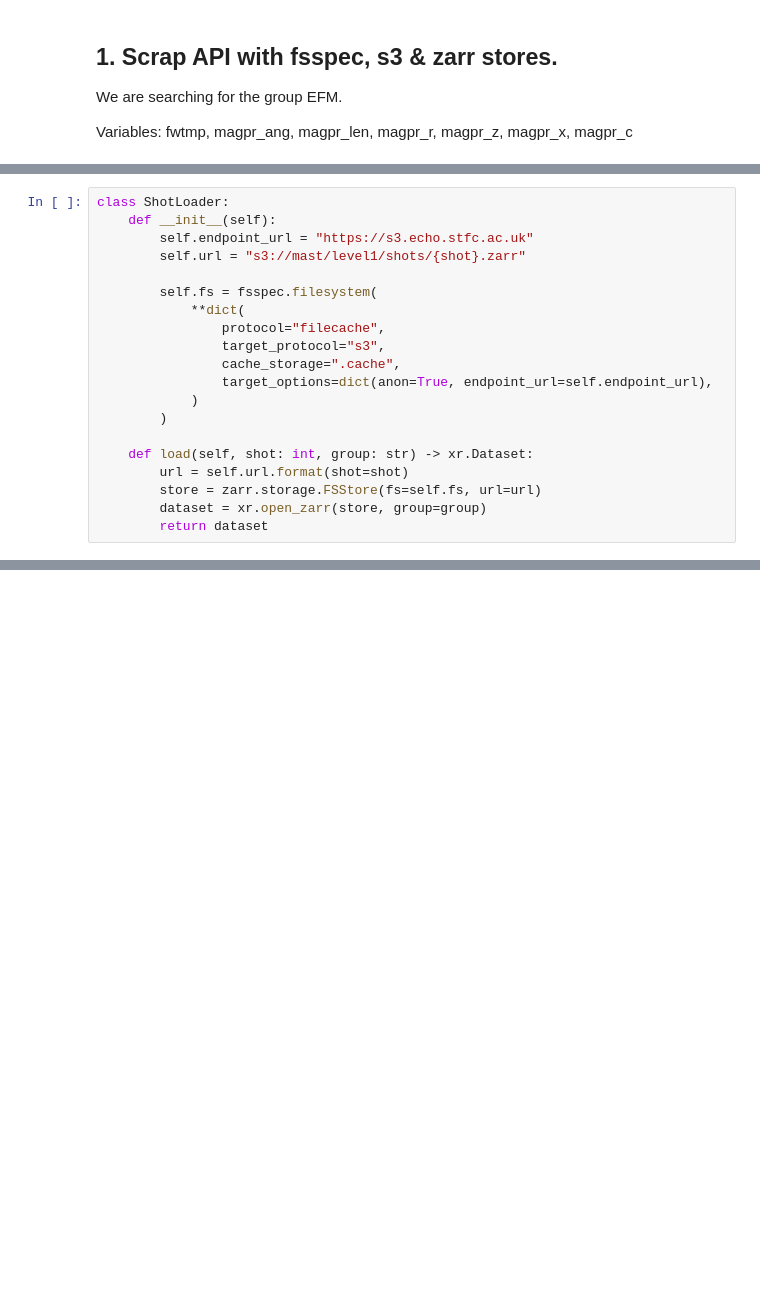
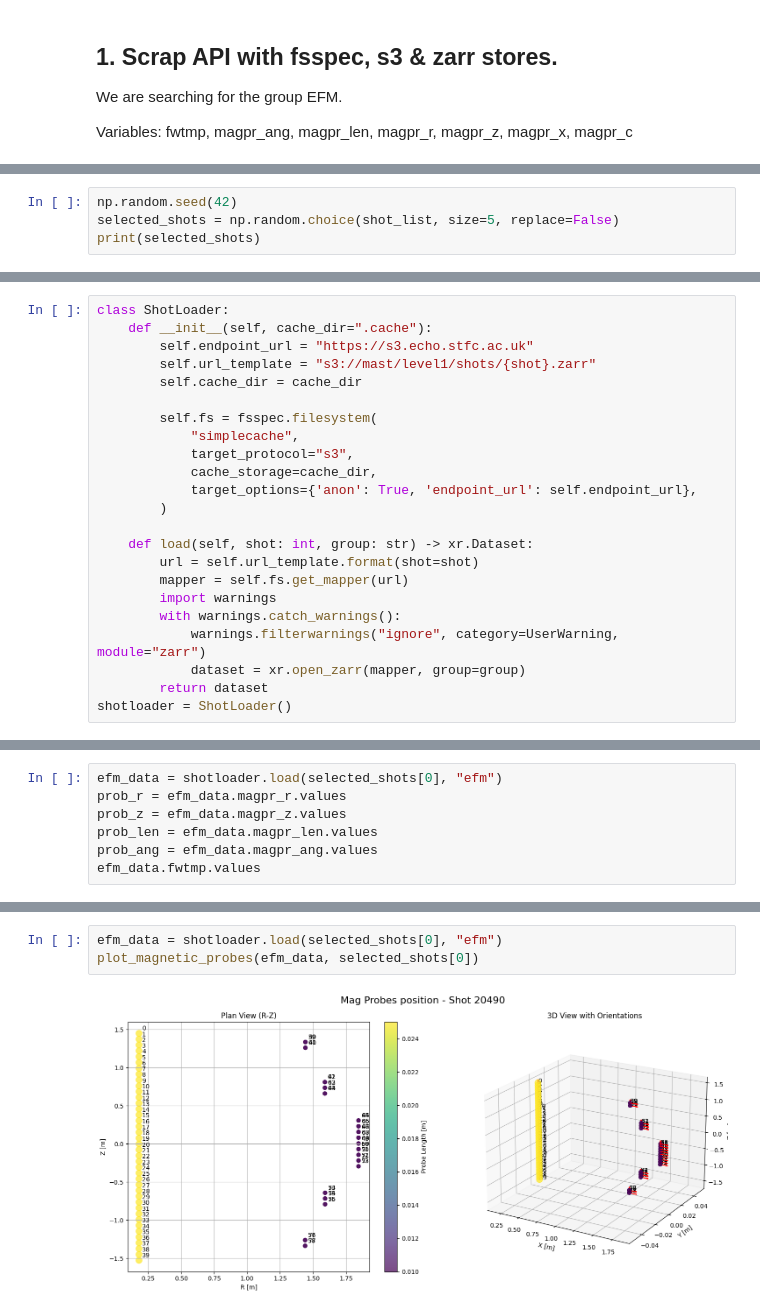
Before and after one commit to LouisBrusset/ITER-magnetics-diagnostic-analysis, a Jupyter notebook: notebooks/experiments/efit++_analysis.ipynb, the cells around one changed output, grey strips where cells are left out. Saved outputs shown, nothing was run; the diff lists cells and outputs as text; blank space fills up the shorter version.

```diff
--- a/notebooks/experiments/efit++_analysis.ipynb
+++ b/notebooks/experiments/efit++_analysis.ipynb
@@ -17,0 +17,4 @@ from joblib import Parallel, delayed
+# %%
+np.random.seed(42)
+selected_shots = np.random.choice(shot_list, size=5, replace=False)
+print(selected_shots)
@@ -18,20 +23,23 @@ from joblib import Parallel, delayed
 # %%
 class ShotLoader:
-    def __init__(self):
+    def __init__(self, cache_dir=".cache"):
         self.endpoint_url = "https://s3.echo.stfc.ac.uk"
-        self.url = "s3://mast/level1/shots/{shot}.zarr"
+        self.url_template = "s3://mast/level1/shots/{shot}.zarr"
+        self.cache_dir = cache_dir
 
         self.fs = fsspec.filesystem(
-            **dict(
-                protocol="filecache",
-                target_protocol="s3",
-                cache_storage=".cache",
-                target_options=dict(anon=True, endpoint_url=self.endpoint_url),
-            )
+            "simplecache",
+            target_protocol="s3",
+            cache_storage=cache_dir,
+            target_options={'anon': True, 'endpoint_url': self.endpoint_url},
         )
 
     def load(self, shot: int, group: str) -> xr.Dataset:
-        url = self.url.format(shot=shot)
-        store = zarr.storage.FSStore(fs=self.fs, url=url)
-        dataset = xr.open_zarr(store, group=group)
+        url = self.url_template.format(shot=shot)
+        mapper = self.fs.get_mapper(url)
+        import warnings
+        with warnings.catch_warnings():
+            warnings.filterwarnings("ignore", category=UserWarning, module="zarr")
+            dataset = xr.open_zarr(mapper, group=group)
         return dataset
+shotloader = ShotLoader()
@@ -48,0 +51,7 @@ def get_remote_store(path: str, endpoint_url: str):
+# %%
+efm_data = shotloader.load(selected_shots[0], "efm")
+prob_r = efm_data.magpr_r.values
+prob_z = efm_data.magpr_z.values
+prob_len = efm_data.magpr_len.values
+prob_ang = efm_data.magpr_ang.values
+efm_data.fwtmp.values
@@ -48,0 +127,5 @@ def get_remote_store(path: str, endpoint_url: str):
+# %%
+efm_data = shotloader.load(selected_shots[0], "efm")
+plot_magnetic_probes(efm_data, selected_shots[0])
+# %% [output]
+[figure, added]
```
Also changed, not shown: parts of 24 cells of this notebook, 3 other files.
